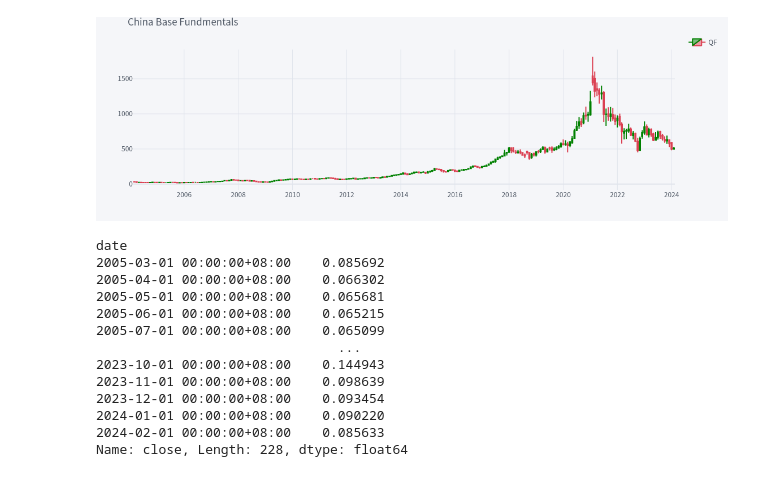
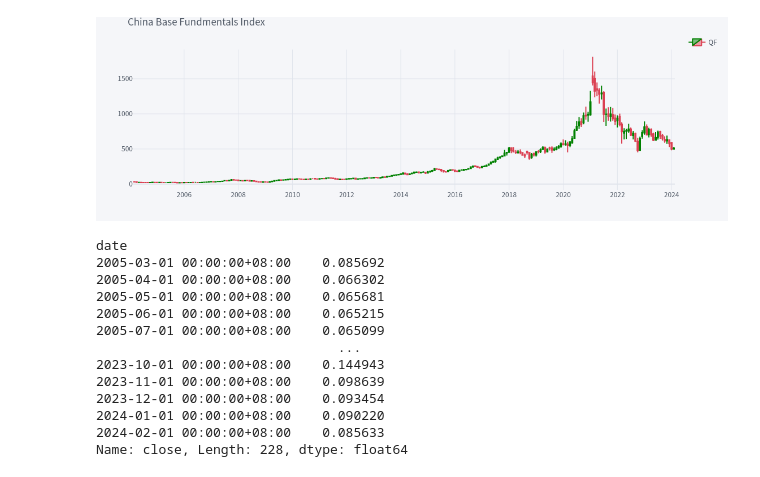
Before and after one commit to kaixindeken/china_indexation, a Jupyter notebook: fundamentals_hk.ipynb, the cells around one changed output. Cells and saved outputs as stored; diff of their text form; code cells hidden in the pictures.

```diff
--- a/fundamentals_hk.ipynb
+++ b/fundamentals_hk.ipynb
@@ -145,12 +145,12 @@ date
 import cufflinks as cf
 # %%
 cf.set_config_file(offline=True, world_readable=True)
-qf = cf.QuantFig(indexation, title="China Base Fundmentals", legend="right", name="QF")
+qf = cf.QuantFig(indexation, title="China Base Fundmentals Index", legend="right", name="QF")
 # qf.add_volume()
 # qf.add_trendline('2004-03-01','2024-01-01',on='close',textangle=0)
 qf.iplot(up_color='green',down_color='red')
 # %% [output]
-[figure, old version]
+[figure, new version]
 # %%
 close = indexation[CLOSE]
 # 计算月收益率
```
Also changed, not shown: parts of 2 cells of this notebook, 6 other files.
